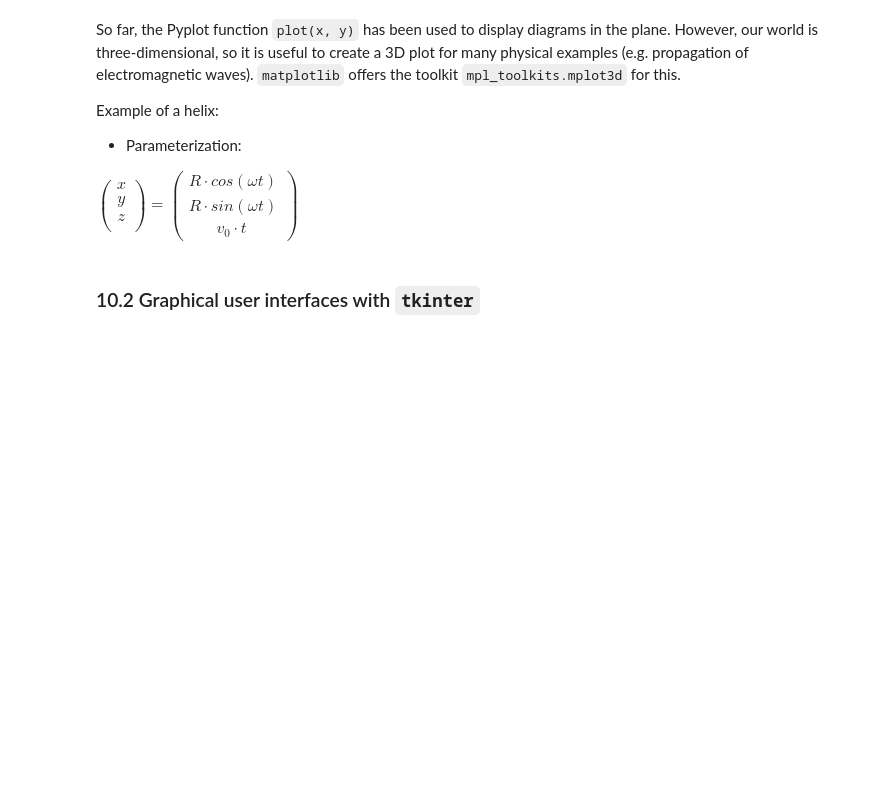
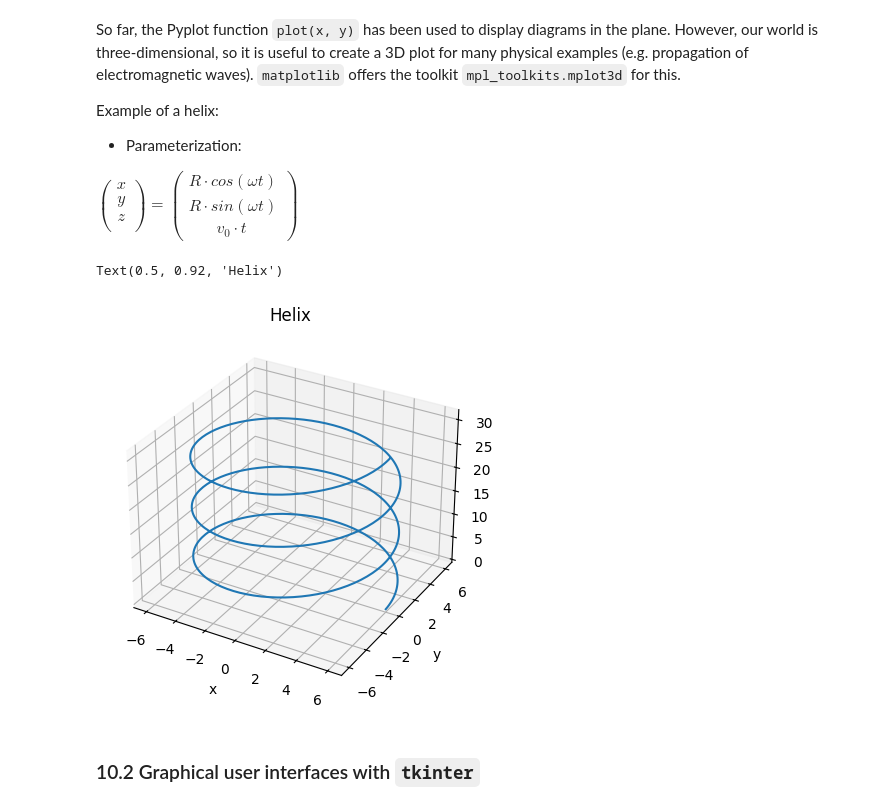
Before and after one commit to muazzamaqeel/Unversity-ComputerScience, a Jupyter notebook: Python/Elective/Translation-Code/Lecture/Translations/Lecture11/English_Version_11_Visualisierung_in_Python_workbook.ipynb, the cells around one changed output. Drawn from its saved outputs; the diff is of its cells as text; code cells hidden in the pictures; blank space fills up the shorter version.

```diff
--- a/Python/Elective/Translation-Code/Lecture/Translations/Lecture11/English_Version_11_Visualisierung_in_Python_workbook.ipynb
+++ b/Python/Elective/Translation-Code/Lecture/Translations/Lecture11/English_Version_11_Visualisierung_in_Python_workbook.ipynb
@@ -244,15 +276,31 @@ $\begin{pmatrix} x \\ y \\ z \\ \end{pmatrix} = \begin{pmatrix} R \cdot cos(\ome
 # %%
 # empty 3D plot
 
-from mpl_toolkits.mplot3d import Axes3D
+from mpl_toolkits.mplot3d import Axes3D # type: ignore
 
 plt3d = plt.subplot(projection= "3d");
 plt.xlabel("x")
 plt.ylabel("y")
 plt3d.set_zlabel("t")
 
 
 # TODO helix
+
+R = 6
+v0 = 5
+omega = 3
+t = np.linspace(0, 2*np.pi, 500)
+x = R * np.cos(omega * t)
+y = R * np.sin(omega * t)
+z = v0 * t
+
+plt3d.plot(x, y, z)
+plt3d.set_xlabel("x")
+plt3d.set_ylabel("y")
+plt3d.set_title("Helix")
+# %% [output]
+Text(0.5, 0.92, 'Helix')
+[figure, added]
 # %% [markdown]
 ### 10.2 Graphical user interfaces with `tkinter`
 # %% [markdown]
```
Also changed, not shown: parts of 9 cells of this notebook, 4 other files.
